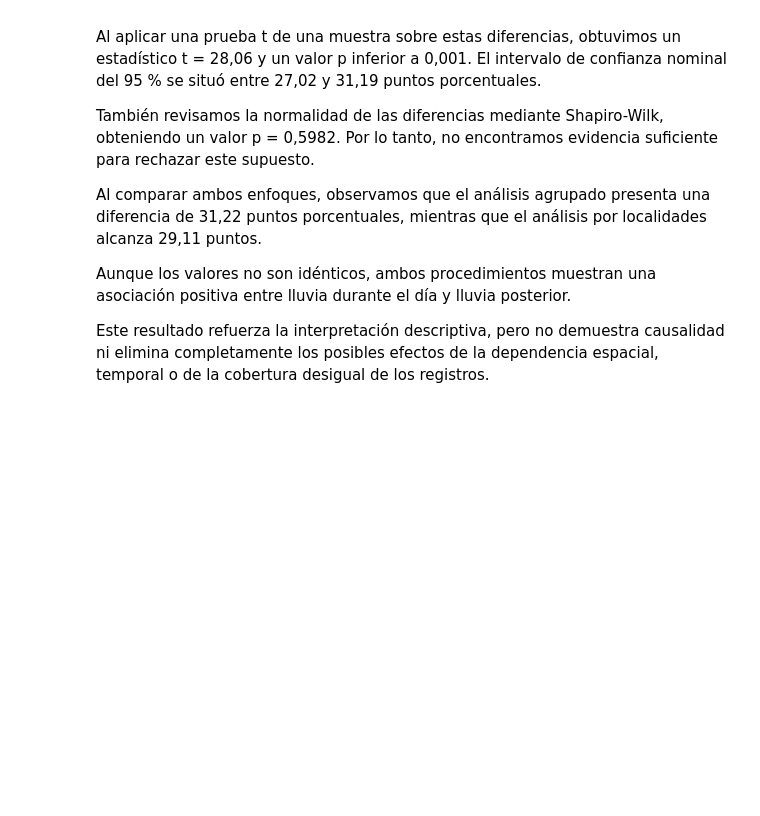
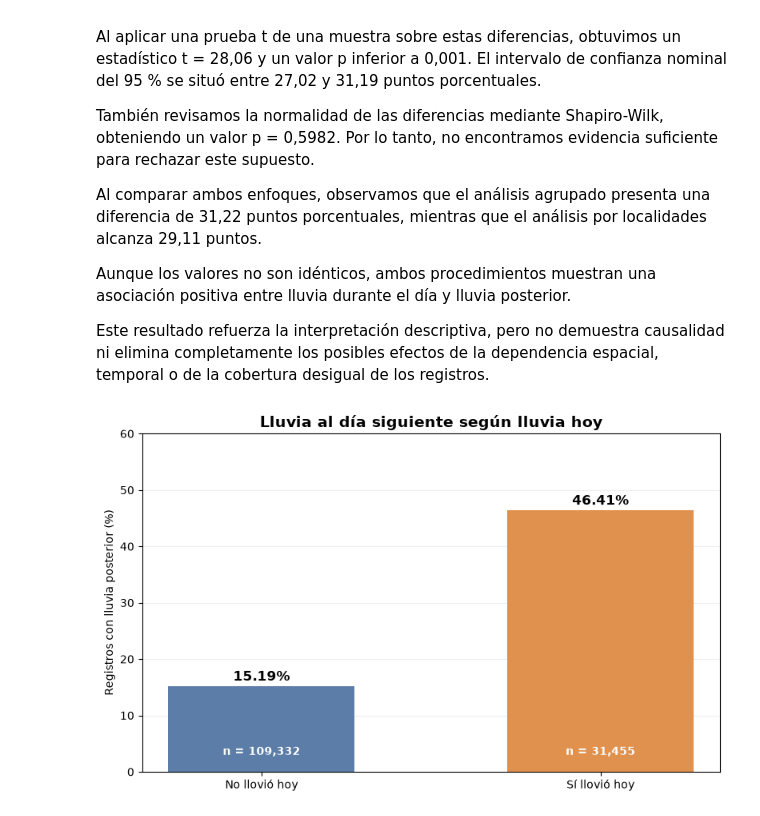
Before and after one commit to BenjaArayaM/Proyecto-Lluvias-Australia-Grupo7, a Jupyter notebook: notebooks/02_sumativa1_analisis.ipynb, the cells around one changed output. Saved outputs shown, nothing was run; the diff lists cells and outputs as text; code cells hidden in the pictures; blank space fills up the shorter version.

```diff
--- a/notebooks/02_sumativa1_analisis.ipynb
+++ b/notebooks/02_sumativa1_analisis.ipynb
@@ -1463,3 +1463,78 @@ Al comparar ambos enfoques, observamos que el análisis agrupado presenta una di
 Aunque los valores no son idénticos, ambos procedimientos muestran una asociación positiva entre lluvia durante el día y lluvia posterior.
 
 Este resultado refuerza la interpretación descriptiva, pero no demuestra causalidad ni elimina completamente los posibles efectos de la dependencia espacial, temporal o de la cobertura desigual de los registros.
+# %%
+
+# Figura 5. Lluvia al día siguiente según lluvia hoy
+# Sumativa 1 - Grupo 7
+
+import matplotlib.pyplot as plt
+from pathlib import Path
+
+# Porcentajes obtenidos en la prueba chi-cuadrado
+categorias = ["No llovió hoy", "Sí llovió hoy"]
+
+valores = [
+    porcentajes.loc["No", "Yes"],
+    porcentajes.loc["Yes", "Yes"]
+]
+
+# Cantidad de registros utilizados por grupo
+totales = tabla_contingencia.sum(axis=1)
+
+fig, ax = plt.subplots(figsize=(8, 5))
+
+barras = ax.bar(
+    categorias,
+    valores,
+    color=["#5B7DA8", "#DF914D"],
+    width=0.55
+)
+
+# Mostrar porcentajes sobre las barras
+for barra, valor in zip(barras, valores):
+    ax.text(
+        barra.get_x() + barra.get_width() / 2,
+        valor + 1,
+        f"{valor:.2f}%",
+        ha="center",
+        fontsize=12,
+        fontweight="bold"
+    )
+
+ax.set_title(
+    "Lluvia al día siguiente según lluvia hoy",
+    fontsize=14,
+    fontweight="bold"
+)
+
+ax.set_ylabel("Registros con lluvia posterior (%)")
+ax.set_ylim(0, 60)
+ax.grid(axis="y", alpha=0.2)
+ax.set_axisbelow(True)
+
+# Tamaños de cada grupo
+for i, grupo in enumerate(["No", "Yes"]):
+    ax.text(
+        i, 3,
+        f"n = {totales.loc[grupo]:,}",
+        ha="center",
+        color="white",
+        fontweight="bold"
+    )
+
+plt.tight_layout()
+
+# Guardar figura
+carpeta_figuras = Path("../results/02_sumativa1/figures")
+carpeta_figuras.mkdir(parents=True, exist_ok=True)
+
+fig.savefig(
+    carpeta_figuras / "figura05_lluvia_hoy_manana.png",
+    dpi=300,
+    bbox_inches="tight"
+)
+
+plt.show()
+# %% [output]
+[figure, added]
```
Also changed, not shown: 2 other files.
